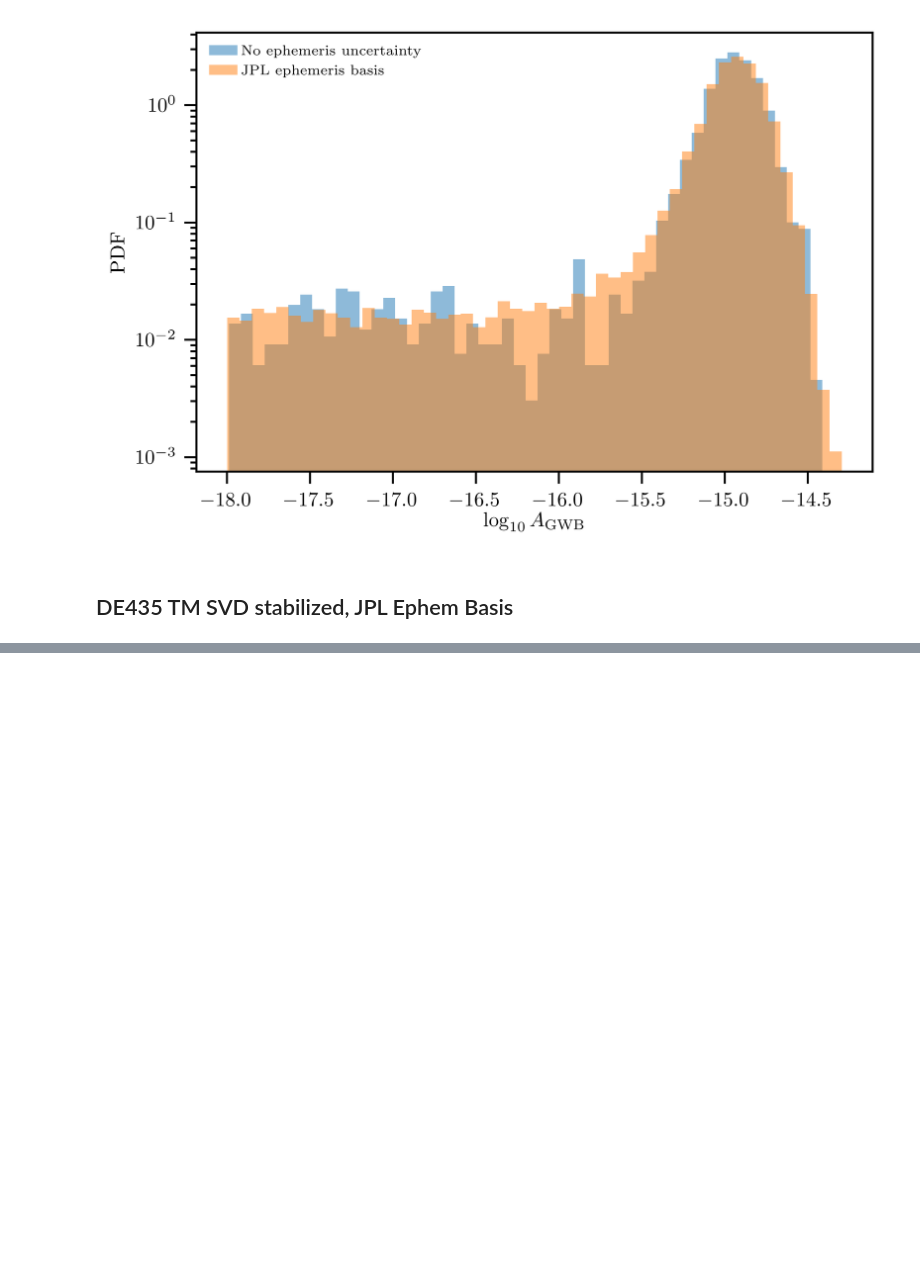
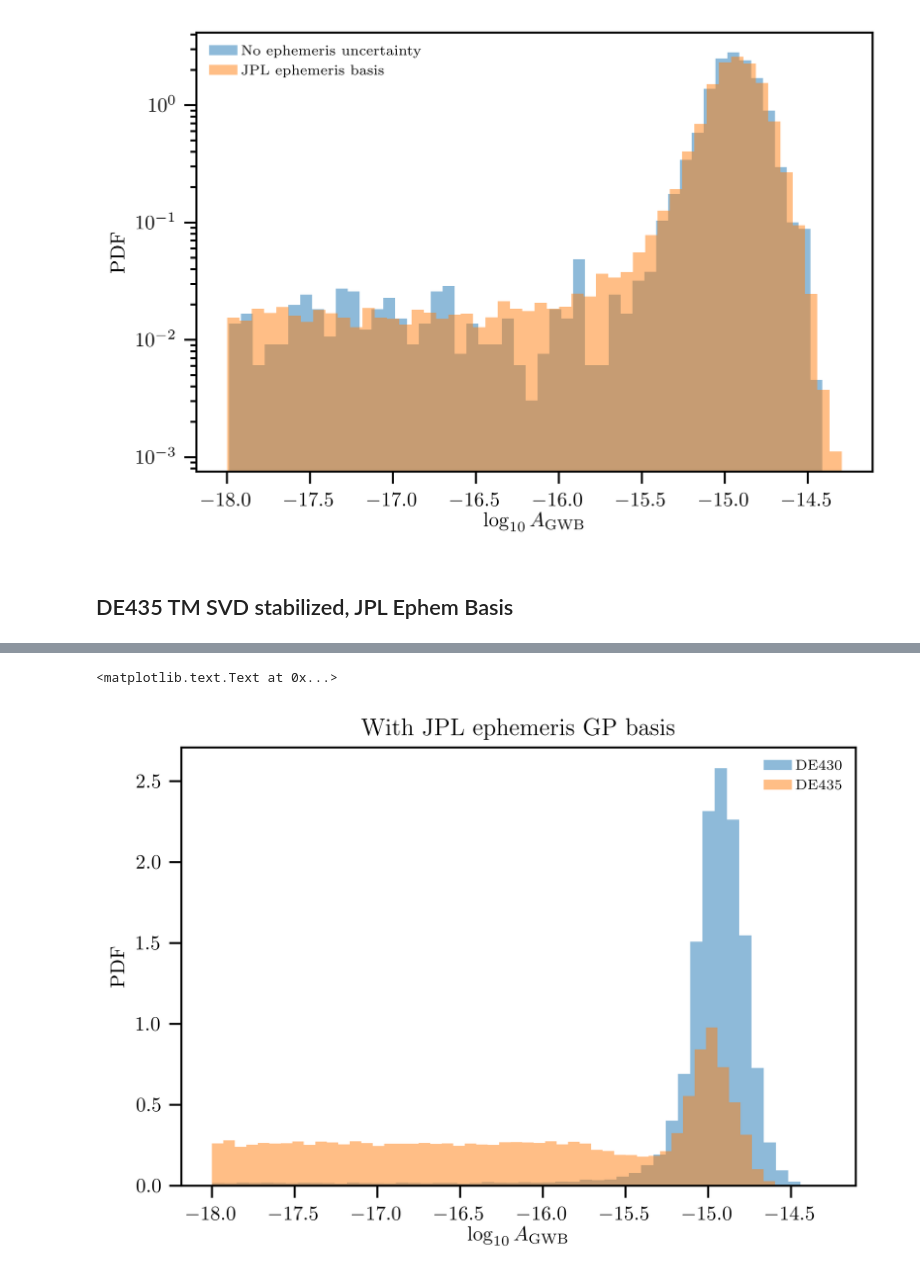
Before and after one commit to stevertaylor/NX01, a Jupyter notebook: nanograv11yr_makehdf5.ipynb, the cells around one changed output, grey strips where cells are left out. Drawn from its saved outputs; the diff is of its cells as text; code cells hidden in the pictures; blank space fills up the shorter version.

```diff
--- a/nanograv11yr_makehdf5.ipynb
+++ b/nanograv11yr_makehdf5.ipynb
@@ -310,0 +311,11 @@ plt.yscale('log')
+# %%
+n, _, _ = plt.hist(chain_fixslope_v3[:,68], 50, normed=1, alpha=0.5, label='DE430')
+n, _, _ = plt.hist(chain2[:,68], 50, normed=1, alpha=0.5, label='DE435')
+plt.xlabel('$\log_{10}A_\mathrm{GWB}$')
+plt.ylabel('PDF')
+plt.legend()
+plt.title('With JPL ephemeris GP basis')
+#plt.yscale('log')
+# %% [output]
+<matplotlib.text.Text at 0x...>
+[figure, added]
```
Also changed, not shown: parts of 4 cells of this notebook, 1 other file.
